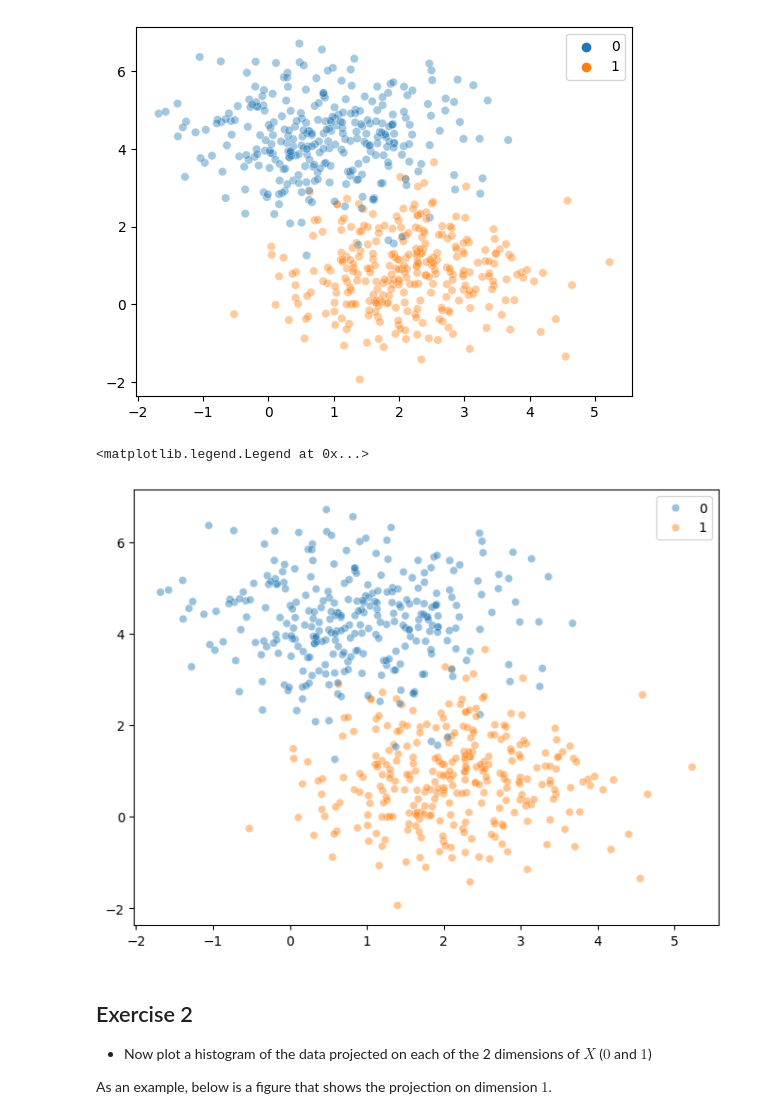
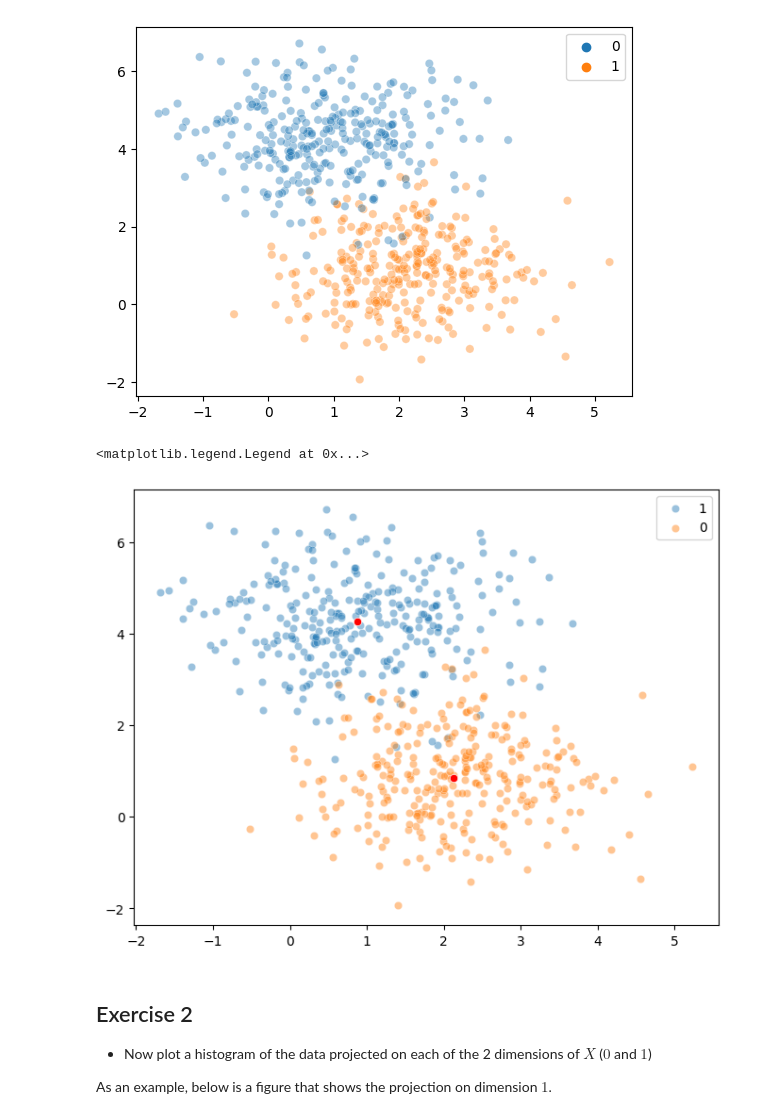
Before and after one commit to davi-dressler/fgv_tacd, a Jupyter notebook: Lab-3/Lab 06 -- Fisher's Discriminant.ipynb, the cells around one changed output. Cells and saved outputs as stored; diff of their text form; code cells hidden in the pictures.

```diff
--- a/Lab-3/Lab 06 -- Fisher's Discriminant.ipynb
+++ b/Lab-3/Lab 06 -- Fisher's Discriminant.ipynb
@@ -29,2 +19,5 @@ print(X)
+# %%
+x0 = X[y == 1]
+x1 = X[y == 0]
 # %% [markdown]
 Let's confirm the data has two classes
@@ -44,12 +35,18 @@ array([0, 1])
 [figure]
 # %%
 fig = plt.figure(figsize= (8,6))
-sns.scatterplot(x = X[:,0], y= X[:,1], hue= y, alpha =0.45)
+sns.scatterplot(x = x1[:,0], y= x1[:,1], label= "1", alpha =0.45)
+sns.scatterplot(x = x0[:,0], y= x0[:,1], label= "0", alpha =0.45)
 
+m1 = np.array([x1[:,0].mean() , x1[:,1].mean()])
+m0 = np.array([x0[:,0].mean() , x0[:,1].mean()])
+
+sns.scatterplot(x = [m1[0]], y= [m1[1]], color = "red", marker= "o")
+sns.scatterplot(x = [m0[0]], y= [m0[1]], color = "red", marker= "o")
 plt.legend()
 # %% [output]
 <matplotlib.legend.Legend at 0x...>
-[figure, old version]
+[figure, new version]
 # %% [markdown]
 ## Exercise 2
 * Now plot a histogram of the data projected on each of the 2 dimensions of $X$ ($0$ and $1$)
```
Also changed, not shown: parts of 25 cells of this notebook, 2 other files.
